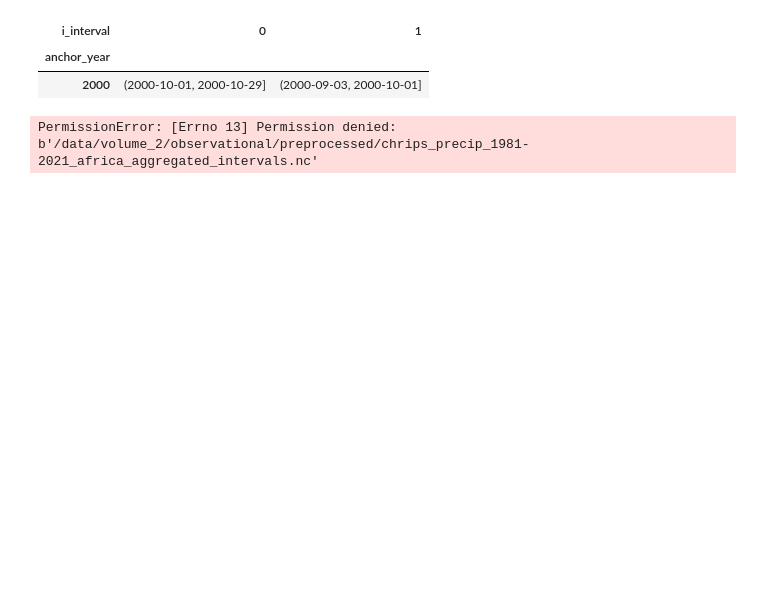
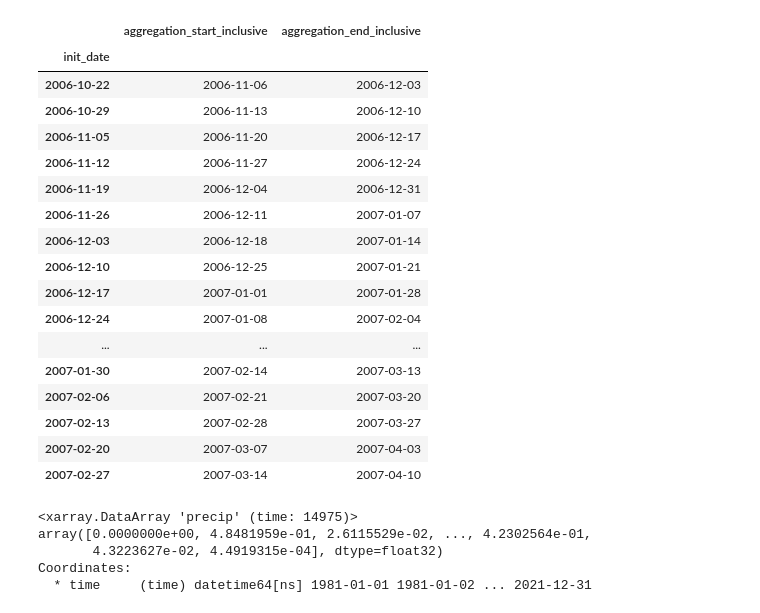
Before and after one commit to AI4S2S/Lorentz_s2spy_workshop, a Jupyter notebook: preprocess_target.ipynb, the cells around one changed output. Cells and saved outputs as stored; diff of their text form; code cells hidden in the pictures; blank space fills up the shorter version.

```diff
--- a/preprocess_target.ipynb
+++ b/preprocess_target.ipynb
@@ -11,41 +12,30 @@ path_obs_data = '/data/volume_2/observational/'
 filename = 'chrips_precip_1981-2021.nc'
 path_tp = os.path.join(path_obs_data, 'raw', filename)
 # %%
+# load intervals and target periods from EC46 initialization dates
 dfs = pd.read_hdf('/data/volume_2/subseasonal/ecmwf/aggregated/aggregation_timestamps.h5').sort_index()
 df = dfs[['aggregation_start_inclusive', 'aggregation_end_inclusive']].copy()
 sel_months = [10, 11, 12]
 mon_start_mask = [True if m in sel_months else False for m in df.set_index('aggregation_start_inclusive').index.month]
 mon_end_mask = [True if m in sel_months else False for m in df.set_index('aggregation_end_inclusive').index.month]
 mon_mask = np.logical_and(mon_start_mask, mon_end_mask)
+df.iloc[360:380]
+# %% [output]
+|  | aggregation_start_inclusive | aggregation_end_inclusive |
+| init_date |  |  |
+| 2006-10-22 | 2006-11-06 | 2006-12-03 |
+| 2006-10-29 | 2006-11-13 | 2006-12-10 |
+| 2006-11-05 | 2006-11-20 | 2006-12-17 |
+| 2006-11-12 | 2006-11-27 | 2006-12-24 |
+| 2006-11-19 | 2006-12-04 | 2006-12-31 |
+| 2006-11-26 | 2006-12-11 | 2007-01-07 |
+| 2006-12-03 | 2006-12-18 | 2007-01-14 |
+| 2006-12-10 | 2006-12-25 | 2007-01-21 |
+| 2006-12-17 | 2007-01-01 | 2007-01-28 |
+| 2006-12-24 | 2007-01-08 | 2007-02-04 |
+| ... | ... | ... |
+| 2007-01-30 | 2007-02-14 | 2007-03-13 |
+| 2007-02-06 | 2007-02-21 | 2007-03-20 |
+| 2007-02-13 | 2007-02-28 | 2007-03-27 |
+| 2007-02-20 | 2007-03-07 | 2007-04-03 |
+| 2007-02-27 | 2007-03-14 | 2007-04-10 |
-# %%
-df_sub = dfs[mon_mask][dfs[mon_mask].index.year==dfs[mon_mask].index.year[0]]
-anchor_dates = [(d.month, d.day) for d in pd.to_datetime(df_sub['aggregation_end_inclusive'].values)]
-# for anchor in anchor_dates:
-anchor = anchor_dates[0]
-calendar = time.AdventCalendar(anchor=anchor, freq=f'{int(7*4)}d', max_lag=1)
-calendar.map_years(2000, 2000) ; calendar.get_intervals()
-# %% [output]
-| i_interval | 0 | 1 |
-| anchor_year |  |  |
-| 2000 | (2000-10-01, 2000-10-29] | (2000-09-03, 2000-10-01] |
-# %%
-tp = xr.open_dataarray(path_tp)
-tp = utils.formatting_ds(tp, format_lon='west_east')
-tp = utils.get_selbox(tp, selbox=(33.12, 51.12, -4.625, 14.88))
-append_intervals = []
-for i, anchor in enumerate(anchor_dates):
-    calendar = time.AdventCalendar(anchor=anchor, freq=f'{int(7*4)}d', max_lag=1)
-    calendar = calendar.map_to_data(tp)
-    tp_r = time.resample(calendar, tp).isel(i_interval=0)
-    tp_r = tp_r.assign_coords({'i_interval':[i], # i_interval should be counter within target period
-                               'index':np.arange(0,tp_r.anchor_year.size), # index should be a unique index for each interval
-                              'interval':tp_r.interval.values.astype(str)}) # pd.IntervalDtype cannot be store as netcdf, converting to str dtype
-    tp_r = tp_r.reset_index(('index', 'interval'))
-    tp_r = tp_r.drop(('index', 'interval'))
-    append_intervals.append(tp_r)
-
-tp_aggr = xr.concat([_.rename({'i_interval':'target_period'}) for _ in append_intervals], dim='target_period')
-tp_aggr = tp_aggr.transpose('anchor_year', 'target_period', 'latitude', 'longitude')
-tp_aggr.to_netcdf('/data/volume_2/observational/preprocessed/chrips_precip_1981-2021_africa_aggregated_intervals.nc')
-# %% [output]
-PermissionError: [Errno 13] Permission denied: b'/data/volume_2/observational/preprocessed/chrips_precip_1981-2021_africa_aggregated_intervals.nc'
@@ -53,0 +42,13 @@ tp_aggr.to_netcdf('/data/volume_2/observational/preprocessed/chrips_precip_1981-
+# %%
+tp = xr.open_dataarray(path_tp)
+# select region
+tp = tp.sel(latitude=slice(-5,8), longitude=slice(38,53))
+# spatial mean
+tp_sm = tp.mean(dim=('latitude', 'longitude'))
+tp_sm
+# %% [output]
+<xarray.DataArray 'precip' (time: 14975)>
+array([0.0000000e+00, 4.8481959e-01, 2.6115529e-02, ..., 4.2302564e-01,
+       4.3223627e-02, 4.4919315e-04], dtype=float32)
+Coordinates:
+  * time     (time) datetime64[ns] 1981-01-01 1981-01-02 ... 2021-12-31
```
Also changed, not shown: parts of 10 cells of this notebook, 1 other file.
